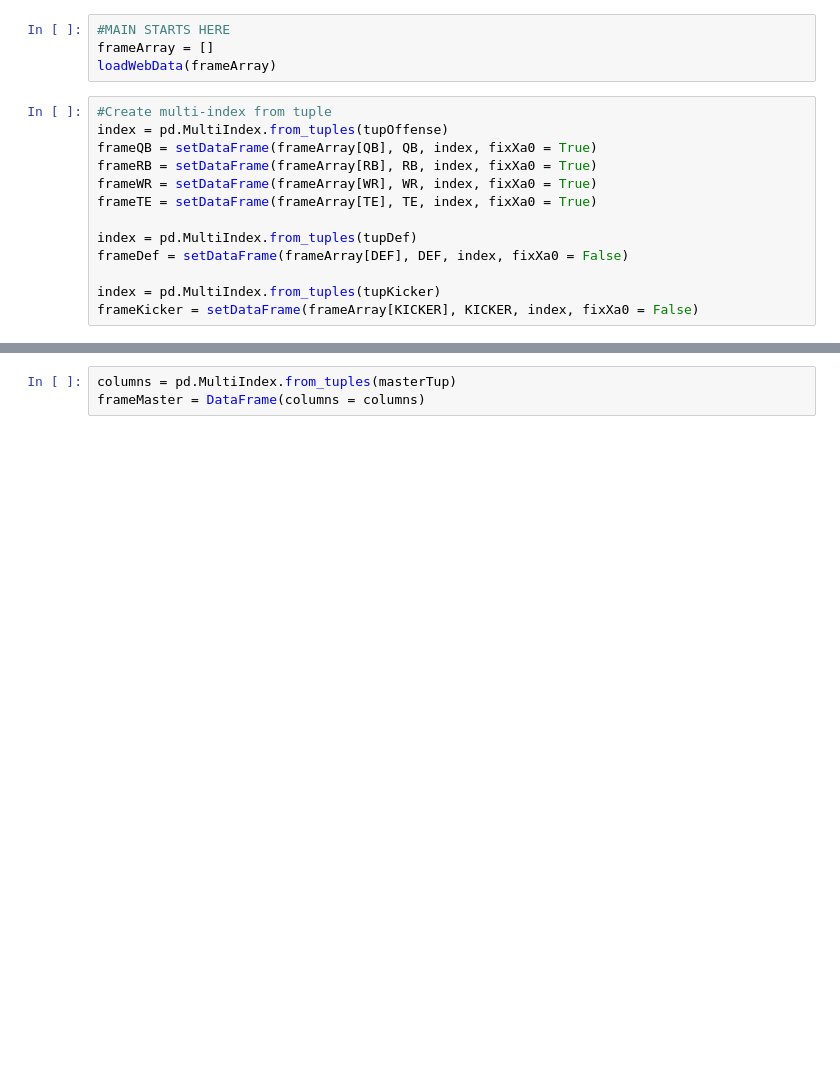
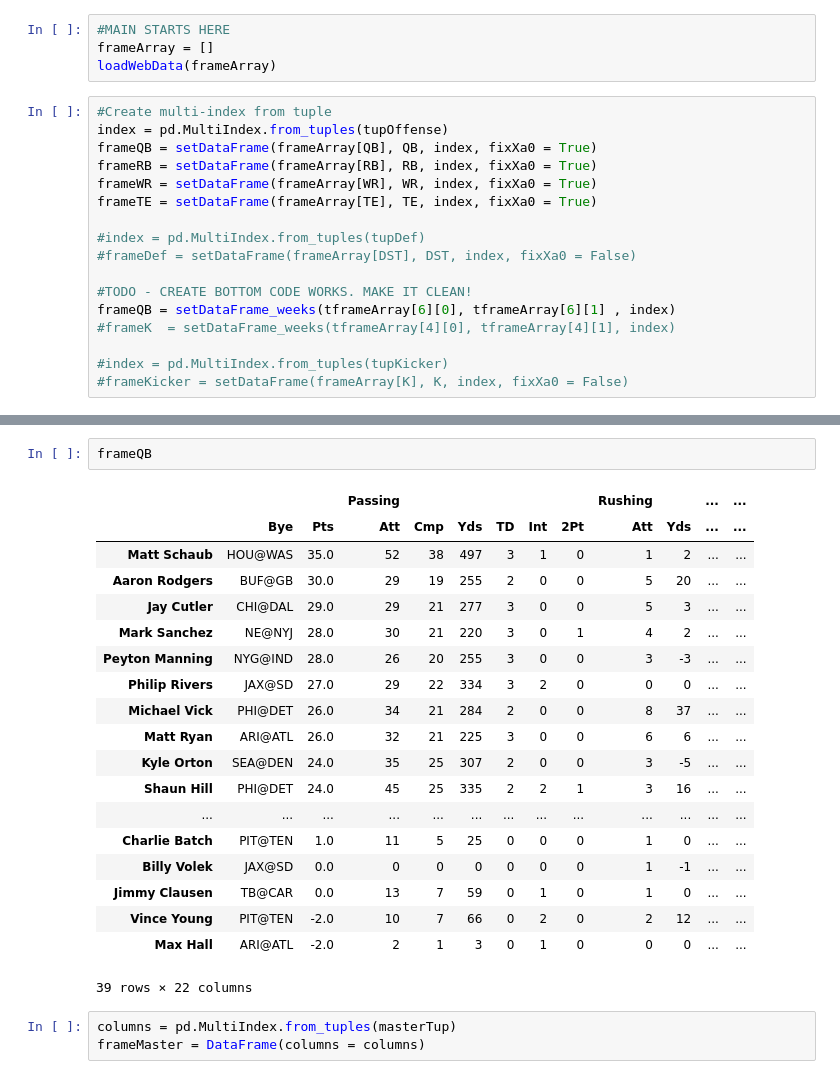
Before and after one commit to b7nguyen/ffb-data, a Jupyter notebook: Fantasy_Football.ipynb, the cells around one changed output, grey strips where cells are left out. Cells and saved outputs as stored; diff of their text form; blank space fills up the shorter version.

Commit message:
Working for QB frame

```diff
--- a/Fantasy_Football.ipynb
+++ b/Fantasy_Football.ipynb
@@ -245,8 +313,12 @@ frameRB = setDataFrame(frameArray[RB], RB, index, fixXa0 = True)
 frameWR = setDataFrame(frameArray[WR], WR, index, fixXa0 = True)
 frameTE = setDataFrame(frameArray[TE], TE, index, fixXa0 = True)
 
-index = pd.MultiIndex.from_tuples(tupDef)
-frameDef = setDataFrame(frameArray[DEF], DEF, index, fixXa0 = False)
+#index = pd.MultiIndex.from_tuples(tupDef)
+#frameDef = setDataFrame(frameArray[DST], DST, index, fixXa0 = False)
 
-index = pd.MultiIndex.from_tuples(tupKicker)
-frameKicker = setDataFrame(frameArray[KICKER], KICKER, index, fixXa0 = False)
+#TODO - CREATE BOTTOM CODE WORKS. MAKE IT CLEAN!
+frameQB = setDataFrame_weeks(tframeArray[6][0], tframeArray[6][1] , index)
+#frameK  = setDataFrame_weeks(tframeArray[4][0], tframeArray[4][1], index)
+
+#index = pd.MultiIndex.from_tuples(tupKicker)
+#frameKicker = setDataFrame(frameArray[K], K, index, fixXa0 = False)
@@ -253,3 +343,25 @@ frameKicker = setDataFrame(frameArray[KICKER], KICKER, index, fixXa0 = False)
+# %%
+frameQB
+# %% [output]
+|  |  |  | Passing |  |  |  |  |  | Rushing |  | ... | ... |
+|  | Bye | Pts | Att | Cmp | Yds | TD | Int | 2Pt | Att | Yds | ... | ... |
+| Matt Schaub | HOU@WAS | 35.0 | 52 | 38 | 497 | 3 | 1 | 0 | 1 | 2 | ... | ... |
+| Aaron Rodgers | BUF@GB | 30.0 | 29 | 19 | 255 | 2 | 0 | 0 | 5 | 20 | ... | ... |
+| Jay Cutler | CHI@DAL | 29.0 | 29 | 21 | 277 | 3 | 0 | 0 | 5 | 3 | ... | ... |
+| Mark Sanchez | NE@NYJ | 28.0 | 30 | 21 | 220 | 3 | 0 | 1 | 4 | 2 | ... | ... |
+| Peyton Manning | NYG@IND | 28.0 | 26 | 20 | 255 | 3 | 0 | 0 | 3 | -3 | ... | ... |
+| Philip Rivers | JAX@SD | 27.0 | 29 | 22 | 334 | 3 | 2 | 0 | 0 | 0 | ... | ... |
+| Michael Vick | PHI@DET | 26.0 | 34 | 21 | 284 | 2 | 0 | 0 | 8 | 37 | ... | ... |
+| Matt Ryan | ARI@ATL | 26.0 | 32 | 21 | 225 | 3 | 0 | 0 | 6 | 6 | ... | ... |
+| Kyle Orton | SEA@DEN | 24.0 | 35 | 25 | 307 | 2 | 0 | 0 | 3 | -5 | ... | ... |
+| Shaun Hill | PHI@DET | 24.0 | 45 | 25 | 335 | 2 | 2 | 1 | 3 | 16 | ... | ... |
+| ... | ... | ... | ... | ... | ... | ... | ... | ... | ... | ... | ... | ... |
+| Charlie Batch | PIT@TEN | 1.0 | 11 | 5 | 25 | 0 | 0 | 0 | 1 | 0 | ... | ... |
+| Billy Volek | JAX@SD | 0.0 | 0 | 0 | 0 | 0 | 0 | 0 | 1 | -1 | ... | ... |
+| Jimmy Clausen | TB@CAR | 0.0 | 13 | 7 | 59 | 0 | 1 | 0 | 1 | 0 | ... | ... |
+| Vince Young | PIT@TEN | -2.0 | 10 | 7 | 66 | 0 | 2 | 0 | 2 | 12 | ... | ... |
+| Max Hall | ARI@ATL | -2.0 | 2 | 1 | 3 | 0 | 1 | 0 | 0 | 0 | ... | ... |
+39 rows × 22 columns
 # %%
 columns = pd.MultiIndex.from_tuples(masterTup)
 frameMaster = DataFrame(columns = columns)
```
Also changed, not shown: parts of 20 cells of this notebook.
